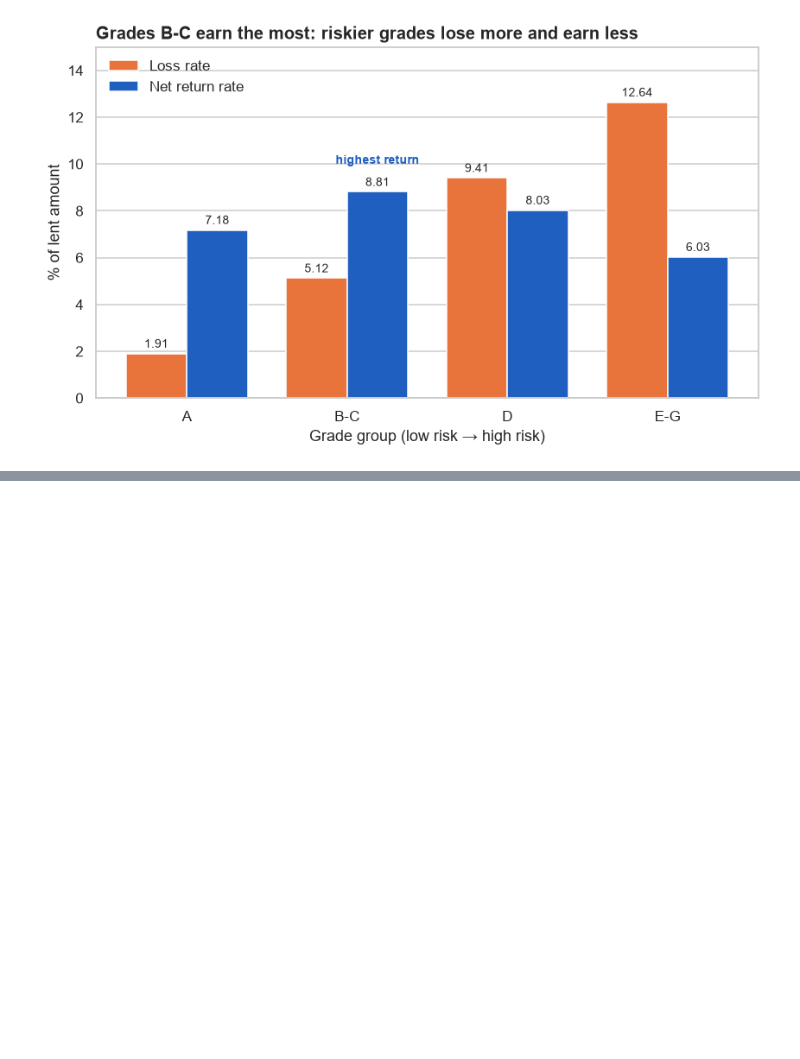
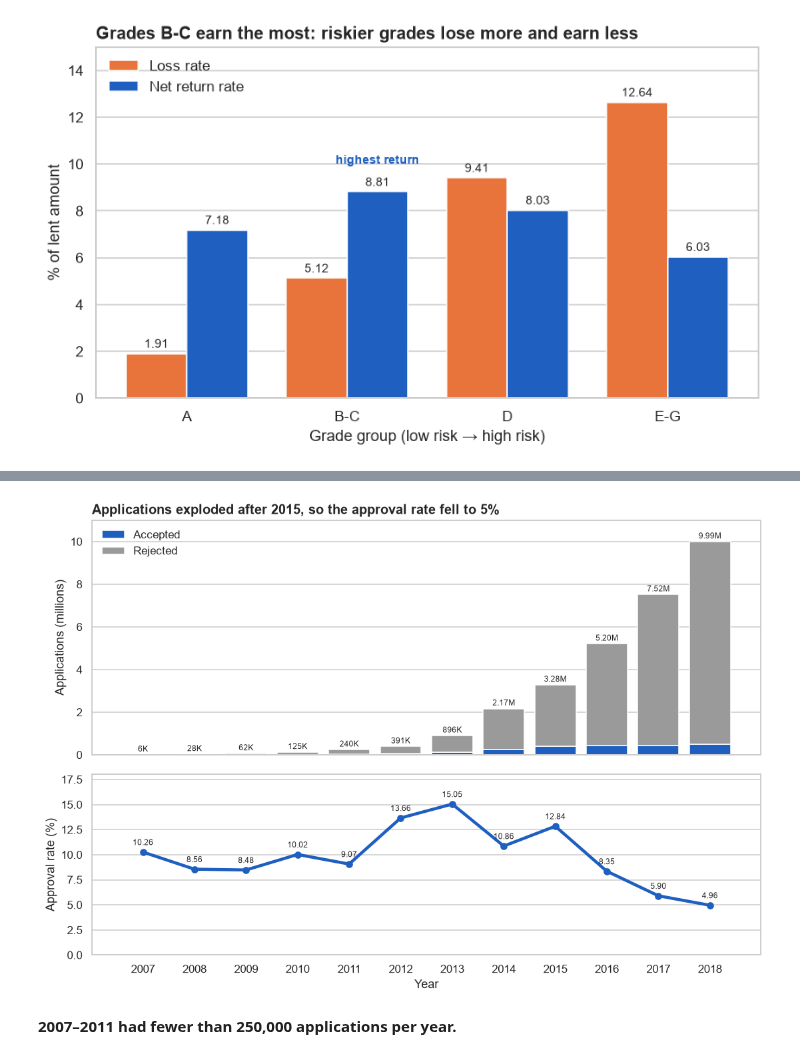
Before and after one commit to CavitDursun07/lending_club_credit_risk, a Jupyter notebook: notebooks/03_eda.ipynb, the cells around one changed output, grey strips where cells are left out. Drawn from its saved outputs; the diff is of its cells as text; code cells hidden in the pictures; blank space fills up the shorter version.

Commit message:
Add approval rate chart from vw_approval_monthly

```diff
--- a/notebooks/03_eda.ipynb
+++ b/notebooks/03_eda.ipynb
@@ -227,0 +232,64 @@ plt.show()
+# %%
+def format_count(value):
+    """Short label for large counts: 9.99M, 125K or the exact number."""
+    if value >= 1_000_000:
+        return f"{value / 1e6:.2f}M"
+    if value >= 1_000:
+        return f"{value / 1e3:.0f}K"
+    return f"{value:,.0f}"
+
+APPROVAL_QUERY = """
+SELECT
+    d.year,
+    SUM(a.accepted_count) AS accepted_count,
+    SUM(a.rejected_count) AS rejected_count
+FROM vw_approval_monthly AS a
+JOIN dim_date AS d ON a.month = d.month_date
+GROUP BY d.year
+ORDER BY d.year
+"""
+
+approval = pd.read_sql(APPROVAL_QUERY, engine).set_index("year")
+approval["approval_rate"] = (
+    approval["accepted_count"] / (approval["accepted_count"] + approval["rejected_count"]) * 100
+)
+
+fig, (ax_top, ax_bottom) = plt.subplots(
+    2, 1, figsize=(10, 7), sharex=True, gridspec_kw={"height_ratios": [1.3, 1]}
+)
+
+# Top: applications (millions)
+ax_top.bar(approval.index, approval["accepted_count"] / 1e6, color=MATURE_COLOR, label="Accepted")
+ax_top.bar(
+    approval.index, approval["rejected_count"] / 1e6,
+    bottom=approval["accepted_count"] / 1e6, color=ALL_COLOR, label="Rejected",
+)
+total_applications = approval["accepted_count"] + approval["rejected_count"]
+for year, total in total_applications.items():
+    ax_top.text(year, total / 1e6 + 0.15, format_count(total), ha="center", fontsize=8)
+
+ax_top.set_ylim(0, 11)
+ax_top.set_ylabel("Applications (millions)")
+ax_top.legend(loc="upper left", frameon=False)
+ax_top.grid(axis="x", visible=False)
+ax_top.set_title("Applications exploded after 2015, so the approval rate fell to 5%",
+                 loc="left", fontsize=13, fontweight="bold")
+
+# Bottom: approval rate
+ax_bottom.plot(approval.index, approval["approval_rate"], color=MATURE_COLOR, marker="o", lw=3)
+for year, value in approval["approval_rate"].items():
+    ax_bottom.text(year, value + 0.7, f"{value:.2f}", ha="center", fontsize=8)
+
+ax_bottom.set_ylabel("Approval rate (%)")
+ax_bottom.set_xlabel("Year")
+ax_bottom.set_ylim(0, 18)
+ax_bottom.set_xticks(approval.index)
+ax_bottom.grid(axis="x", visible=False)
+
+fig.tight_layout()
+save_fig(fig, "04_approval_rate")
+plt.show()
+# %% [output]
+[figure, added]
+# %% [markdown]
+**2007–2011 had fewer than 250,000 applications per year.**
```
Also changed, not shown: parts of 1 cell of this notebook, 1 other file.
